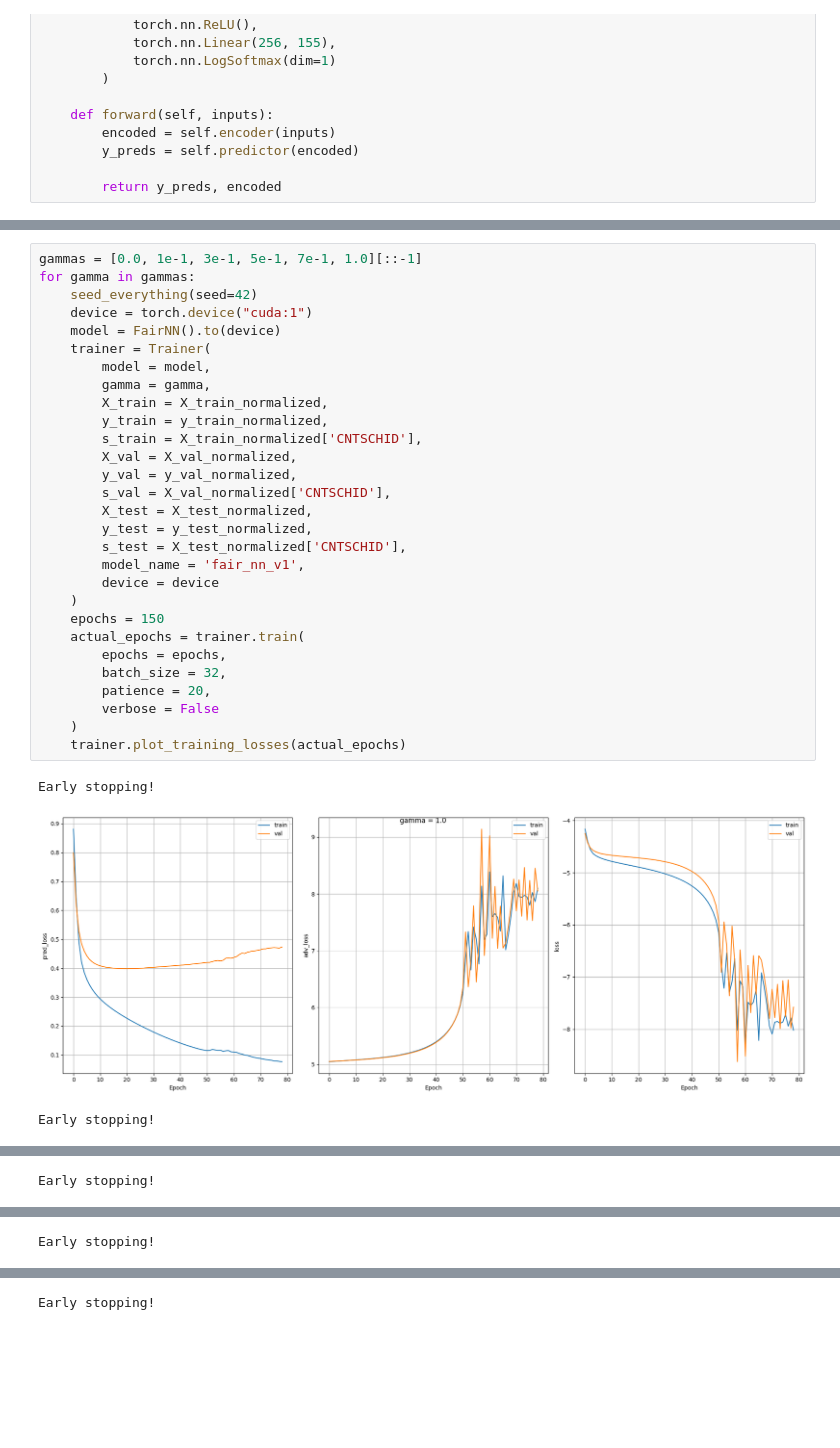
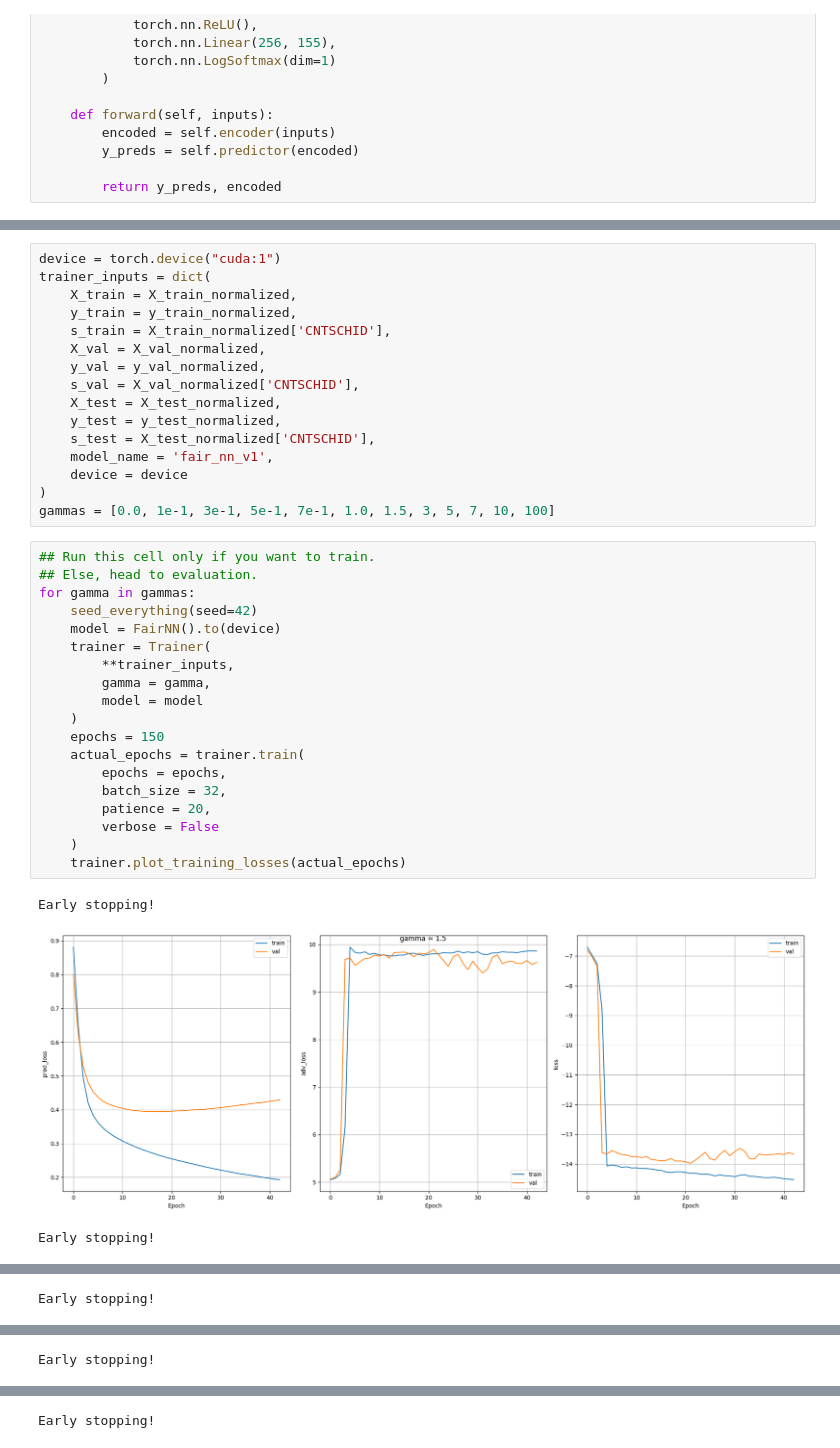
Before and after one commit to GatiAher/pisa_oecd_analysis, a Jupyter notebook: notebooks/fair_nn.ipynb, the cells around one changed output, grey strips where cells are left out. Saved outputs shown, nothing was run; the diff lists cells and outputs as text; blank space fills up the shorter version.

Commit message:
fair nn school ID

```diff
--- a/notebooks/fair_nn.ipynb
+++ b/notebooks/fair_nn.ipynb
@@ -315,36 +341,42 @@ class Trainer():
         plt.tight_layout()
         fig.suptitle(f'gamma = {self.gamma}')
         plt.show()
+# %%
+device = torch.device("cuda:1")
+trainer_inputs = dict(
+    X_train = X_train_normalized,
+    y_train = y_train_normalized,
+    s_train = X_train_normalized['CNTSCHID'],
+    X_val = X_val_normalized,
+    y_val = y_val_normalized,
+    s_val = X_val_normalized['CNTSCHID'],
+    X_test = X_test_normalized,
+    y_test = y_test_normalized,
+    s_test = X_test_normalized['CNTSCHID'],
+    model_name = 'fair_nn_v1',
+    device = device
+)
+gammas = [0.0, 1e-1, 3e-1, 5e-1, 7e-1, 1.0, 1.5, 3, 5, 7, 10, 100]
 # %%
-gammas = [0.0, 1e-1, 3e-1, 5e-1, 7e-1, 1.0][::-1]
+## Run this cell only if you want to train.
+## Else, head to evaluation.
 for gamma in gammas:
     seed_everything(seed=42)
-    device = torch.device("cuda:1")
     model = FairNN().to(device)
     trainer = Trainer(
-        model = model,
+        **trainer_inputs,
         gamma = gamma,
-        X_train = X_train_normalized,
-        y_train = y_train_normalized,
-        s_train = X_train_normalized['CNTSCHID'],
-        X_val = X_val_normalized,
-        y_val = y_val_normalized,
-        s_val = X_val_normalized['CNTSCHID'],
-        X_test = X_test_normalized,
-        y_test = y_test_normalized,
-        s_test = X_test_normalized['CNTSCHID'],
-        model_name = 'fair_nn_v1',
-        device = device
+        model = model
     )
     epochs = 150
     actual_epochs = trainer.train(
         epochs = epochs,
         batch_size = 32,
         patience = 20,
         verbose = False
     )
     trainer.plot_training_losses(actual_epochs)
 # %% [output]
 Early stopping!
-[figure, old version]
+[figure, new version]
 Early stopping!
```
Also changed, not shown: parts of 11 cells of this notebook.
